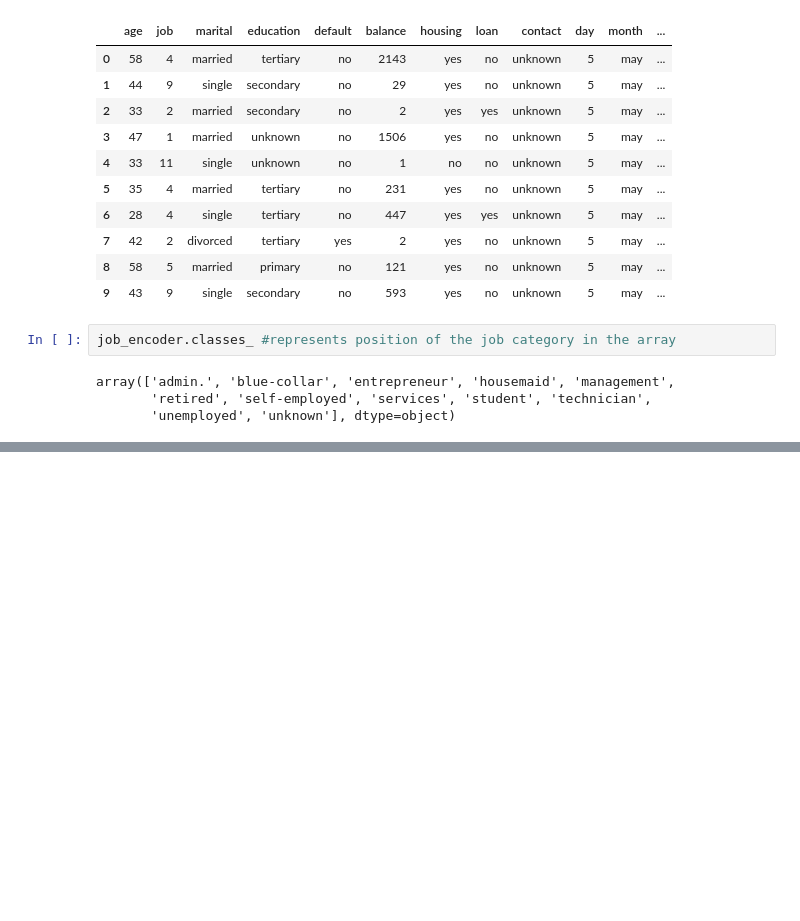
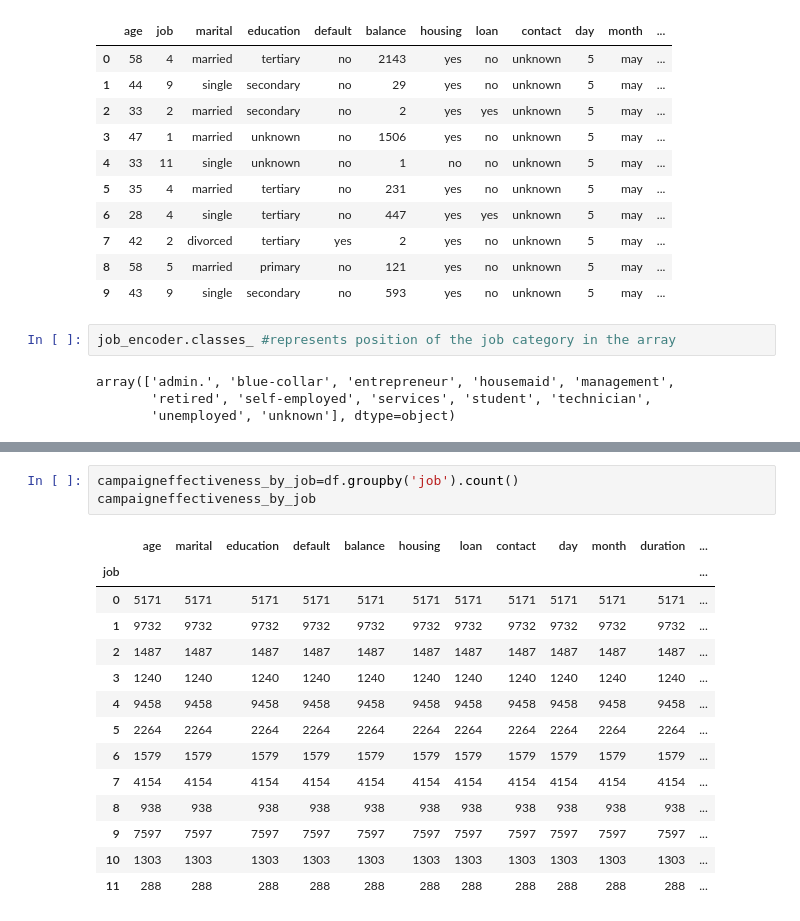
Before and after one commit to dhanishgb/DhanishtaBabooramHackathon1-143, a Jupyter notebook: DatasetAnalysis.ipynb, the cells around one changed output, grey strips where cells are left out. Drawn from its saved outputs; the diff is of its cells as text; blank space fills up the shorter version.

```diff
--- a/DatasetAnalysis.ipynb
+++ b/DatasetAnalysis.ipynb
@@ -204,0 +242,18 @@ df.head(10)
+# %%
+campaigneffectiveness_by_job=df.groupby('job').count()
+campaigneffectiveness_by_job
+# %% [output]
+|  | age | marital | education | default | balance | housing | loan | contact | day | month | duration | ... |
+| job |  |  |  |  |  |  |  |  |  |  |  | ... |
+| 0 | 5171 | 5171 | 5171 | 5171 | 5171 | 5171 | 5171 | 5171 | 5171 | 5171 | 5171 | ... |
+| 1 | 9732 | 9732 | 9732 | 9732 | 9732 | 9732 | 9732 | 9732 | 9732 | 9732 | 9732 | ... |
+| 2 | 1487 | 1487 | 1487 | 1487 | 1487 | 1487 | 1487 | 1487 | 1487 | 1487 | 1487 | ... |
+| 3 | 1240 | 1240 | 1240 | 1240 | 1240 | 1240 | 1240 | 1240 | 1240 | 1240 | 1240 | ... |
+| 4 | 9458 | 9458 | 9458 | 9458 | 9458 | 9458 | 9458 | 9458 | 9458 | 9458 | 9458 | ... |
+| 5 | 2264 | 2264 | 2264 | 2264 | 2264 | 2264 | 2264 | 2264 | 2264 | 2264 | 2264 | ... |
+| 6 | 1579 | 1579 | 1579 | 1579 | 1579 | 1579 | 1579 | 1579 | 1579 | 1579 | 1579 | ... |
+| 7 | 4154 | 4154 | 4154 | 4154 | 4154 | 4154 | 4154 | 4154 | 4154 | 4154 | 4154 | ... |
+| 8 | 938 | 938 | 938 | 938 | 938 | 938 | 938 | 938 | 938 | 938 | 938 | ... |
+| 9 | 7597 | 7597 | 7597 | 7597 | 7597 | 7597 | 7597 | 7597 | 7597 | 7597 | 7597 | ... |
+| 10 | 1303 | 1303 | 1303 | 1303 | 1303 | 1303 | 1303 | 1303 | 1303 | 1303 | 1303 | ... |
+| 11 | 288 | 288 | 288 | 288 | 288 | 288 | 288 | 288 | 288 | 288 | 288 | ... |
```
Also changed, not shown: parts of 21 cells of this notebook.
